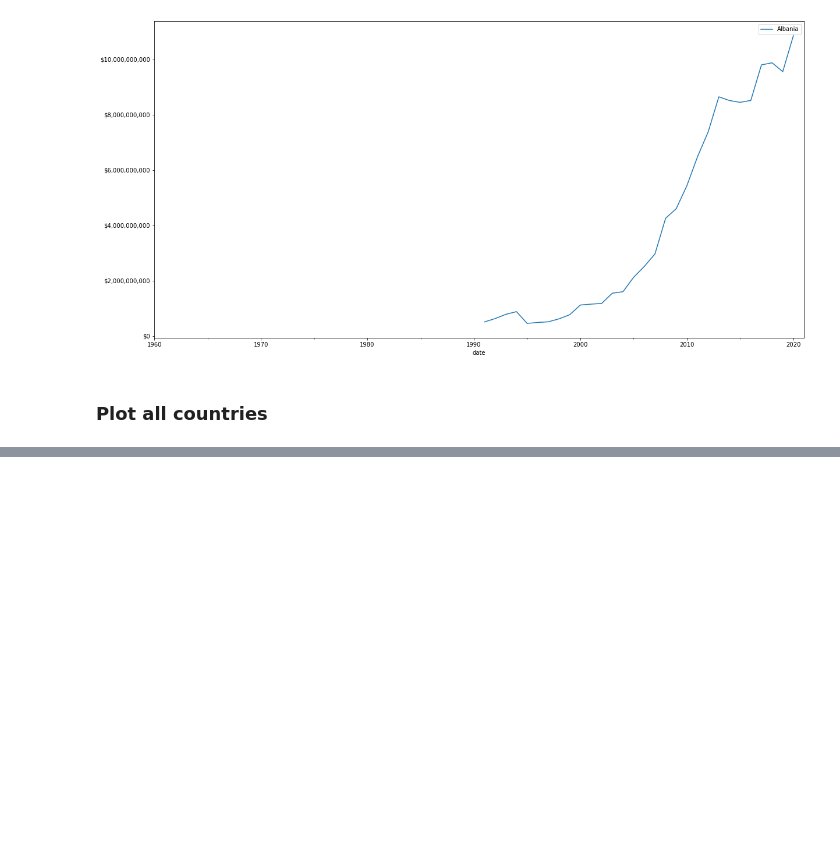
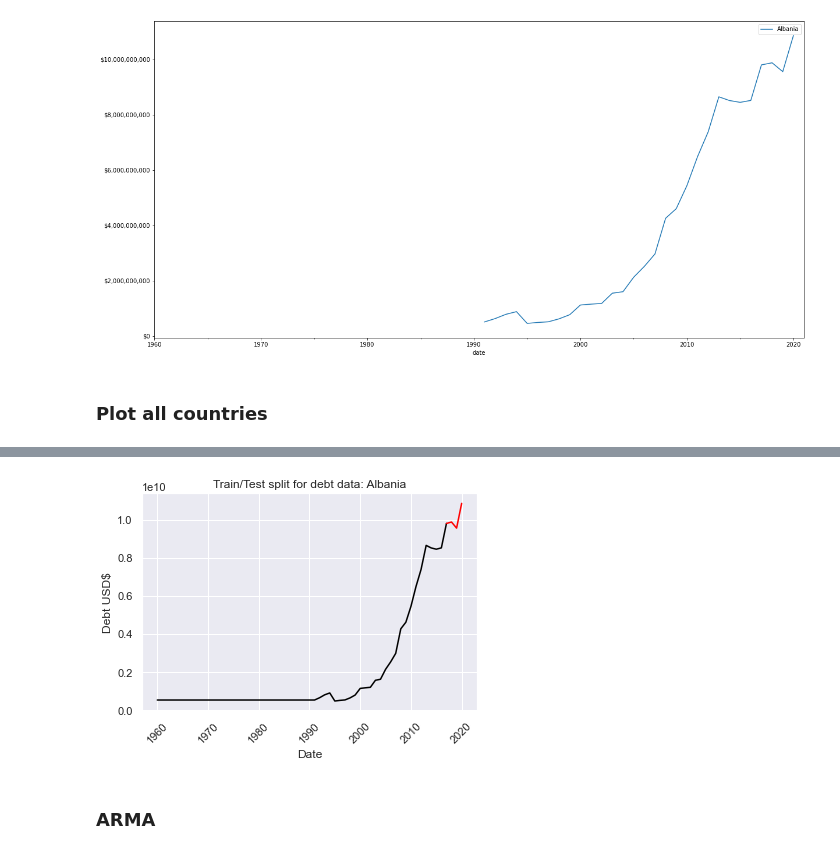
Before and after one commit to a7u7a/blokis-intl-debt, a Jupyter notebook: get-debt.ipynb, the cells around one changed output, grey strips where cells are left out. Saved outputs shown, nothing was run; the diff lists cells and outputs as text; code cells hidden in the pictures; blank space fills up the shorter version.

```diff
--- a/get-debt.ipynb
+++ b/get-debt.ipynb
@@ -182,0 +191,16 @@ wip
+# %%
+# deal with missing values
+train = train.fillna(method="ffill")
+test = test.fillna(method="ffill")
+# %%
+plt.plot(train, color = "black")
+plt.plot(test, color = "red")
+plt.ylabel('Debt USD$')
+plt.xlabel('Date')
+plt.xticks(rotation=45)
+plt.title("Train/Test split for debt data: "+ country_name)
+plt.show()
+# %% [output]
+[figure, added]
+# %% [markdown]
+### ARMA
```
Also changed, not shown: parts of 19 cells of this notebook.
